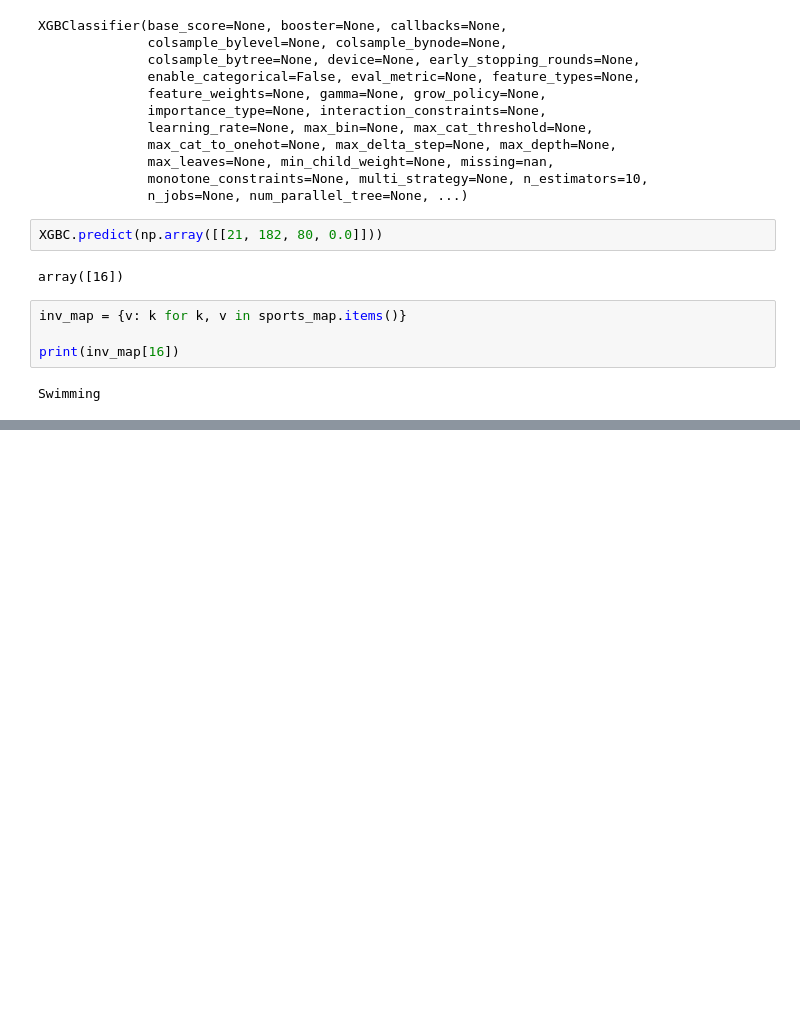
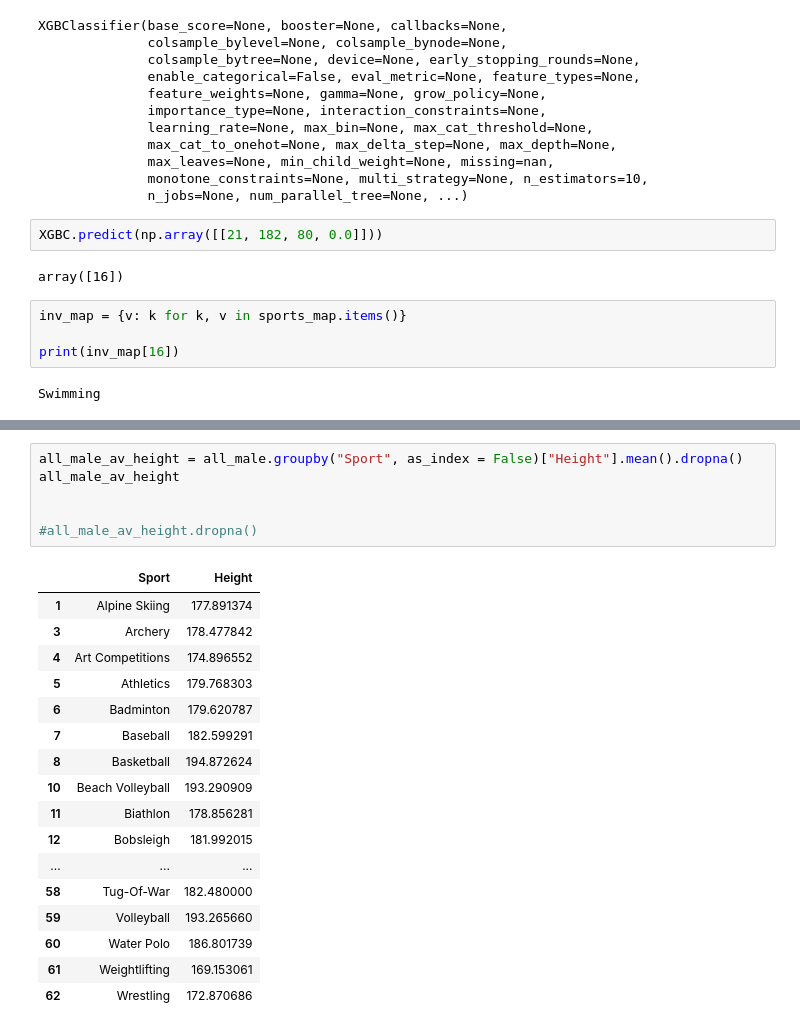
Before and after one commit to MitchKubina/Athlete_Classification_Model, a Jupyter notebook: athletes.ipynb, the cells around one changed output, grey strips where cells are left out. Cells and saved outputs as stored; diff of their text form; blank space fills up the shorter version.

```diff
--- a/athletes.ipynb
+++ b/athletes.ipynb
@@ -214,0 +232,24 @@ KeyError: 'Sport'
+# %%
+all_male_av_height = all_male.groupby("Sport", as_index = False)["Height"].mean().dropna()
+all_male_av_height
+
+
+#all_male_av_height.dropna()
+# %% [output]
+|  | Sport | Height |
+| 1 | Alpine Skiing | 177.891374 |
+| 3 | Archery | 178.477842 |
+| 4 | Art Competitions | 174.896552 |
+| 5 | Athletics | 179.768303 |
+| 6 | Badminton | 179.620787 |
+| 7 | Baseball | 182.599291 |
+| 8 | Basketball | 194.872624 |
+| 10 | Beach Volleyball | 193.290909 |
+| 11 | Biathlon | 178.856281 |
+| 12 | Bobsleigh | 181.992015 |
+| ... | ... | ... |
+| 58 | Tug-Of-War | 182.480000 |
+| 59 | Volleyball | 193.265660 |
+| 60 | Water Polo | 186.801739 |
+| 61 | Weightlifting | 169.153061 |
+| 62 | Wrestling | 172.870686 |
```
Also changed, not shown: parts of 11 cells of this notebook.
